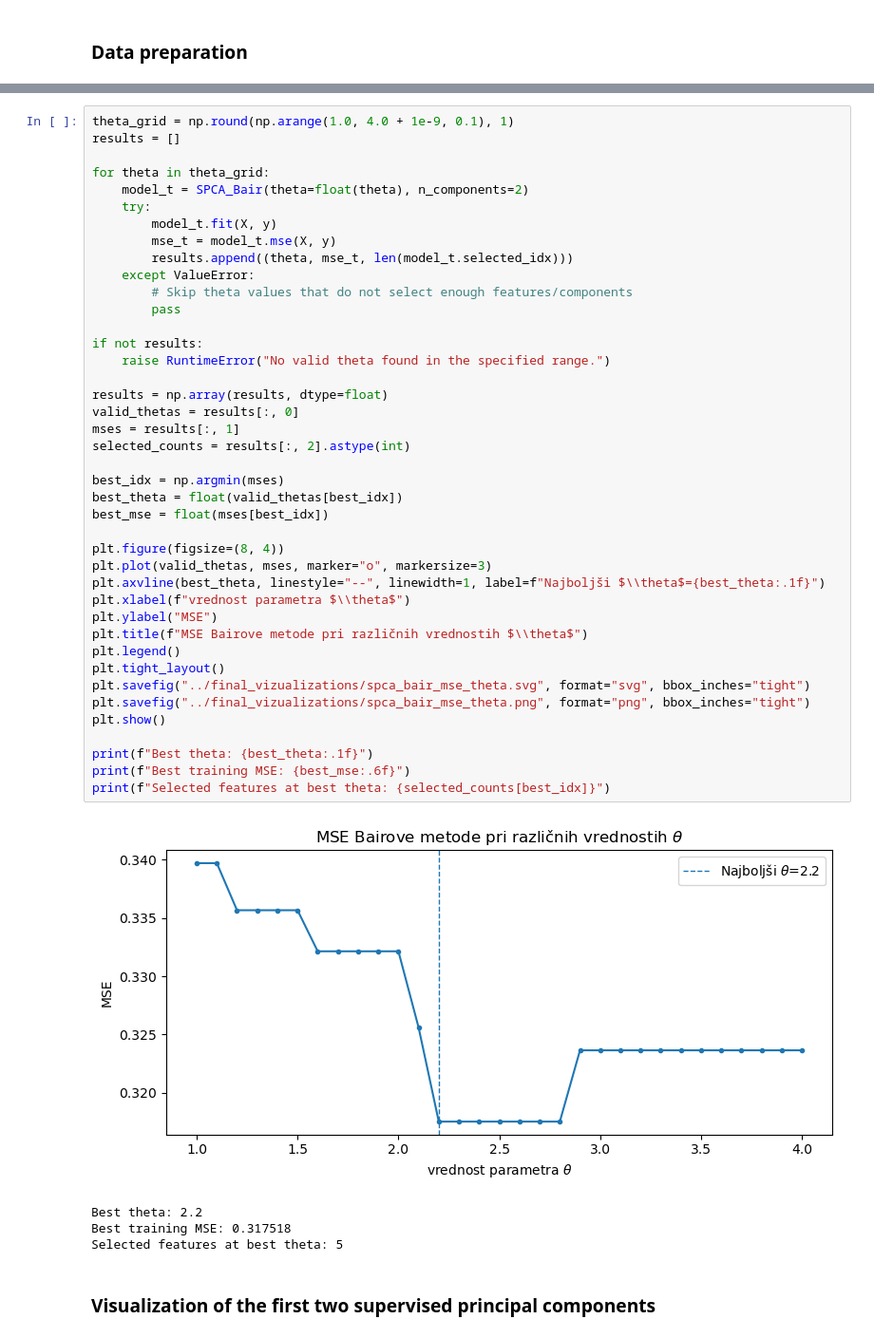
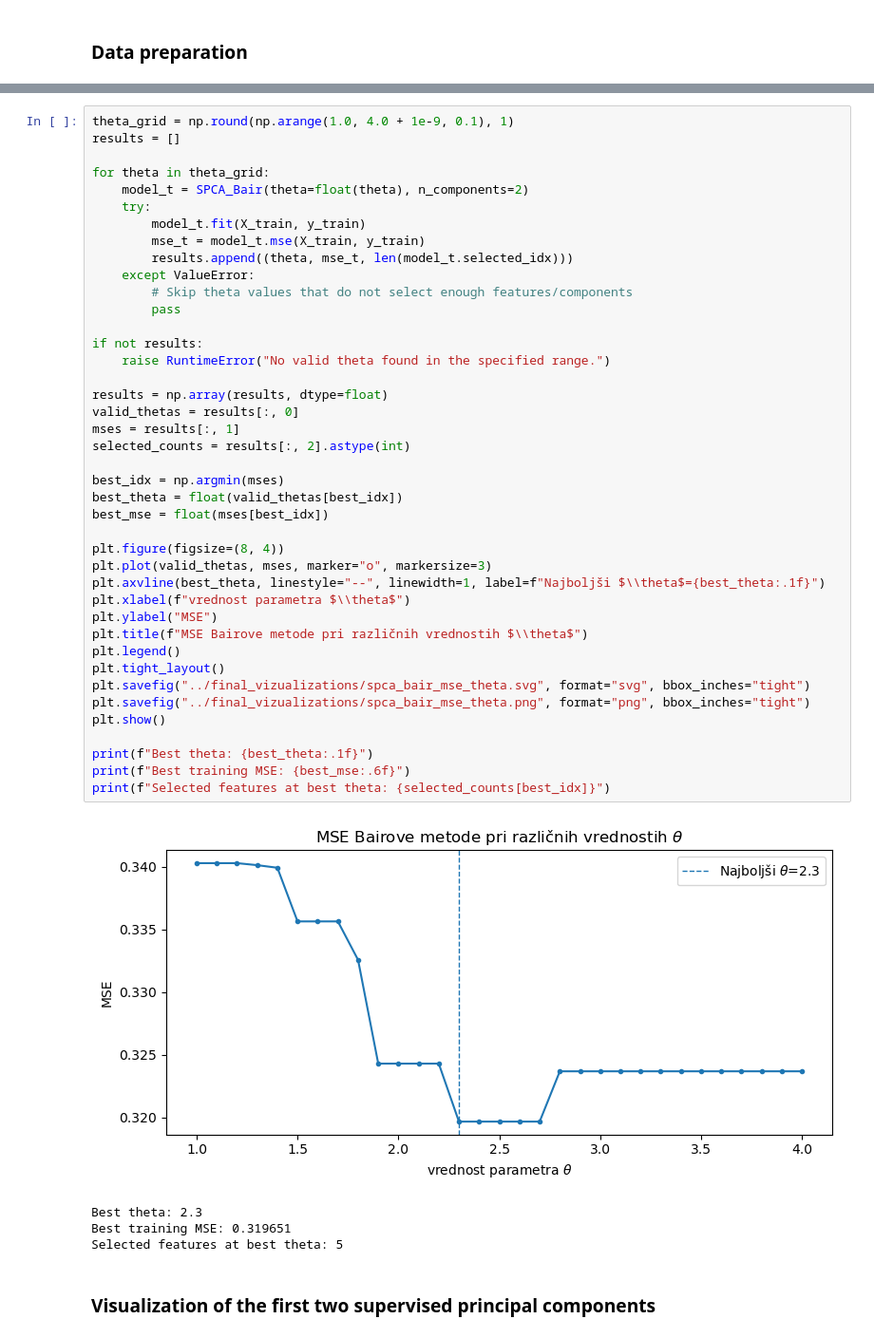
Before and after one commit to JasaTavcar/diplomska, a Jupyter notebook: experiments/spca_bair.ipynb, the cells around one changed output, grey strips where cells are left out. Shown at 95% size. Drawn from its saved outputs; the diff is of its cells as text.

Commit message:
spca_bair theta sweep correction

```diff
--- a/experiments/spca_bair.ipynb
+++ b/experiments/spca_bair.ipynb
@@ -49,44 +88,44 @@ results = []
 for theta in theta_grid:
     model_t = SPCA_Bair(theta=float(theta), n_components=2)
     try:
-        model_t.fit(X, y)
-        mse_t = model_t.mse(X, y)
+        model_t.fit(X_train, y_train)
+        mse_t = model_t.mse(X_train, y_train)
         results.append((theta, mse_t, len(model_t.selected_idx)))
     except ValueError:
         # Skip theta values that do not select enough features/components
         pass
 
 if not results:
     raise RuntimeError("No valid theta found in the specified range.")
 
 results = np.array(results, dtype=float)
 valid_thetas = results[:, 0]
 mses = results[:, 1]
 selected_counts = results[:, 2].astype(int)
 
 best_idx = np.argmin(mses)
 best_theta = float(valid_thetas[best_idx])
 best_mse = float(mses[best_idx])
 
 plt.figure(figsize=(8, 4))
 plt.plot(valid_thetas, mses, marker="o", markersize=3)
 plt.axvline(best_theta, linestyle="--", linewidth=1, label=f"Najboljši $\\theta$={best_theta:.1f}")
 plt.xlabel(f"vrednost parametra $\\theta$")
 plt.ylabel("MSE")
 plt.title(f"MSE Bairove metode pri različnih vrednostih $\\theta$")
 plt.legend()
 plt.tight_layout()
 plt.savefig("../final_vizualizations/spca_bair_mse_theta.svg", format="svg", bbox_inches="tight")
 plt.savefig("../final_vizualizations/spca_bair_mse_theta.png", format="png", bbox_inches="tight")
 plt.show()
 
 print(f"Best theta: {best_theta:.1f}")
 print(f"Best training MSE: {best_mse:.6f}")
 print(f"Selected features at best theta: {selected_counts[best_idx]}")
 # %% [output]
-[figure, old version]
+[figure, new version]
-Best theta: 2.2
-Best training MSE: 0.317518
+Best theta: 2.3
+Best training MSE: 0.319651
 Selected features at best theta: 5
 # %% [markdown]
 ### Visualization of the first two supervised principal components
```
Also changed, not shown: parts of 7 cells of this notebook.
